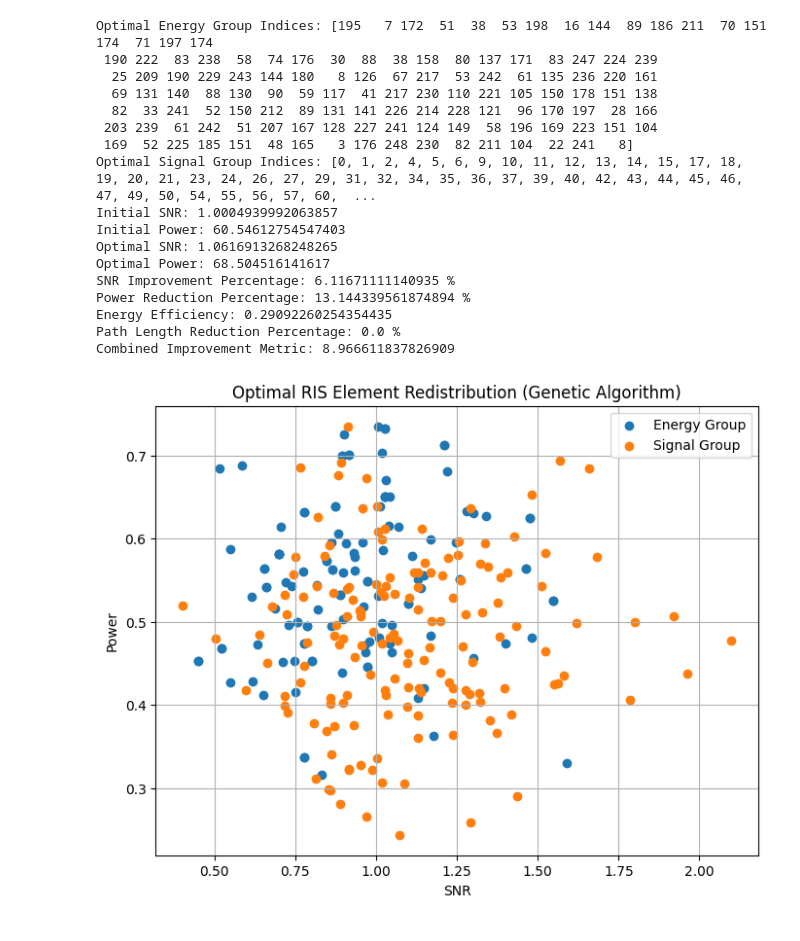
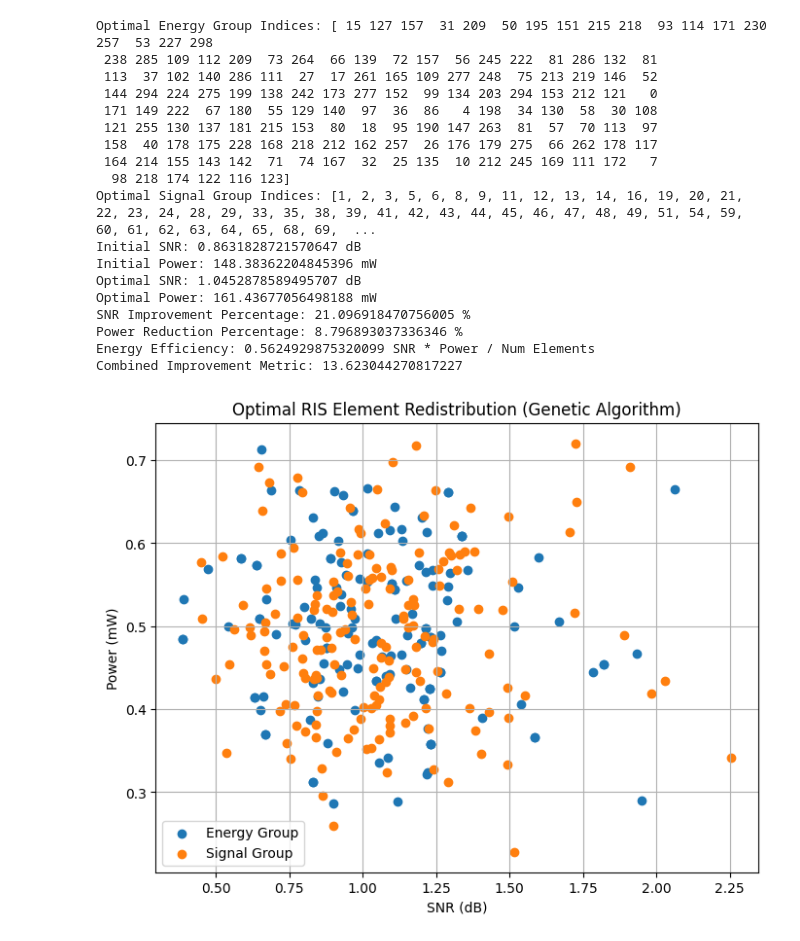
Before and after one commit to AdityaPote/UAV-RIS-Optimization, a Jupyter notebook: Trial runs/C.ipynb, the cells around one changed output. Cells and saved outputs as stored; diff of their text form; code cells hidden in the pictures.

```diff
--- a/Trial runs/C.ipynb
+++ b/Trial runs/C.ipynb
@@ -4,9 +4,13 @@ import itertools
 import matplotlib.pyplot as plt
 
 # Generate simulated data for RIS elements' characteristics (channel conditions, energy levels, signal reception)
-num_elements = 250
+num_elements = 300
 
-elements = np.random.normal(0.5, 0.1, (num_elements, 3))
+elements = np.random.normal(0.5, 0.1, (num_elements, 4))
+
+# Define channel gain and Rayleigh fading parameters
+path_loss_exponent = 2.0
+noise_power = 0.01
 
 # Genetic Algorithm for optimal redistribution using random initialization
 population_size = 100
@@ -20,9 +24,22 @@ best_energy_indices = None
 best_signal_indices = None
 
 def calculate_snr_power(energy_indices, signal_indices):
-    snr = np.sum(elements[signal_indices, 0]) / np.sum(elements[signal_indices, 2])
-    power = np.sum(elements[energy_indices, 1])
+    energy_power = np.sum(elements[energy_indices, 1])  # Total energy power
+    signal_power = np.sum(elements[signal_indices, 1])  # Total signal power
+
+    energy_distance = np.sum(elements[energy_indices, 2])  # Sum of distances for energy elements
+    signal_distance = np.sum(elements[signal_indices, 2])  # Sum of distances for signal elements
+
+    # Calculate SNR considering Friis free space model
+    snr = (signal_power / signal_distance**2) / (energy_power / energy_distance**2)
+
+    # Introduce Rayleigh fading effect
+    snr *= np.random.rayleigh()
+
+    power = energy_power + signal_power  # Total power
     return snr, power
+
+
 
 def evaluate_fitness(energy_indices, signal_indices):
     snr, power = calculate_snr_power(energy_indices, signal_indices)
@@ -61,60 +78,59 @@ def genetic_algorithm():
     return best_energy_indices, best_signal_indices, best_snr, best_power
 
 # Run the Genetic Algorithm
 best_energy_indices, best_signal_indices, best_snr, best_power = genetic_algorithm()
 
 # Calculate initial SNR and power
 initial_snr, initial_power = calculate_snr_power(range(num_elements // 2), range(num_elements // 2, num_elements))
 
 # Calculate efficiency metrics
 snr_improvement_percentage = (abs(best_snr - initial_snr) / initial_snr) * 100
 power_reduction_percentage = (abs(initial_power - best_power) / initial_power) * 100
 energy_efficiency = (best_snr * best_power) / num_elements
-path_length_reduction_percentage = ((len(best_energy_indices) - num_elements // 2) / (num_elements // 2)) * 100
 combined_improvement_metric = ((snr_improvement_percentage * power_reduction_percentage) ** 0.5)
 
 # Print optimal groupings and their characteristics
 print("Optimal Energy Group Indices:", best_energy_indices)
 print("Optimal Signal Group Indices:", best_signal_indices)
-print("Initial SNR:", initial_snr)
-print("Initial Power:", initial_power)
-print("Optimal SNR:", best_snr)
-print("Optimal Power:", best_power)
+print("Initial SNR:", initial_snr, "dB")
+print("Initial Power:", initial_power, "mW")
+print("Optimal SNR:", best_snr, "dB")
+print("Optimal Power:", best_power, "mW")
 print("SNR Improvement Percentage:", snr_improvement_percentage, "%")
 print("Power Reduction Percentage:", power_reduction_percentage, "%")
-print("Energy Efficiency:", energy_efficiency)
-print("Path Length Reduction Percentage:", path_length_reduction_percentage, "%")
+print("Energy Efficiency:", energy_efficiency, "SNR * Power / Num Elements")
 print("Combined Improvement Metric:", combined_improvement_metric)
 
 # Visualize the efficiency
 plt.figure(figsize=(8, 6))
 plt.scatter(elements[best_energy_indices, 0] / elements[best_energy_indices, 2], elements[best_energy_indices, 1], label='Energy Group')
 plt.scatter(elements[best_signal_indices, 0] / elements[best_signal_indices, 2], elements[best_signal_indices, 1], label='Signal Group')
-plt.xlabel('SNR')
-plt.ylabel('Power')
+plt.xlabel('SNR (dB)')
+plt.ylabel('Power (mW)')
 plt.title('Optimal RIS Element Redistribution (Genetic Algorithm)')
 plt.legend()
 plt.grid(True)
 plt.show()
 # %% [output]
-Optimal Energy Group Indices: [195   7 172  51  38  53 198  16 144  89 186 211  70 151 174  71 197 174
- 190 222  83 238  58  74 176  30  88  38 158  80 137 171  83 247 224 239
-  25 209 190 229 243 144 180   8 126  67 217  53 242  61 135 236 220 161
-  69 131 140  88 130  90  59 117  41 217 230 110 221 105 150 178 151 138
-  82  33 241  52 150 212  89 131 141 226 214 228 121  96 170 197  28 166
- 203 239  61 242  51 207 167 128 227 241 124 149  58 196 169 223 151 104
- 169  52 225 185 151  48 165   3 176 248 230  82 211 104  22 241   8]
-Optimal Signal Group Indices: [0, 1, 2, 4, 5, 6, 9, 10, 11, 12, 13, 14, 15, 17, 18, 19, 20, 21, 23, 24, 26, 27, 29, 31, 32, 34, 35, 36, 37, 39, 40, 42, 43, 44, 45, 46, 47, 49, 50, 54, 55, 56, 57, 60,  ...
-Initial SNR: 1.0004939992063857
-Initial Power: 60.54612754547403
-Optimal SNR: 1.0616913268248265
-Optimal Power: 68.504516141617
-SNR Improvement Percentage: 6.11671111140935 %
-Power Reduction Percentage: 13.144339561874894 %
-Energy Efficiency: 0.29092260254354435
-Path Length Reduction Percentage: 0.0 %
-Combined Improvement Metric: 8.966611837826909
+Optimal Energy Group Indices: [ 15 127 157  31 209  50 195 151 215 218  93 114 171 230 257  53 227 298
+ 238 285 109 112 209  73 264  66 139  72 157  56 245 222  81 286 132  81
+ 113  37 102 140 286 111  27  17 261 165 109 277 248  75 213 219 146  52
+ 144 294 224 275 199 138 242 173 277 152  99 134 203 294 153 212 121   0
+ 171 149 222  67 180  55 129 140  97  36  86   4 198  34 130  58  30 108
+ 121 255 130 137 181 215 153  80  18  95 190 147 263  81  57  70 113  97
+ 158  40 178 175 228 168 218 212 162 257  26 176 179 275  66 262 178 117
+ 164 214 155 143 142  71  74 167  32  25 135  10 212 245 169 111 172   7
+  98 218 174 122 116 123]
+Optimal Signal Group Indices: [1, 2, 3, 5, 6, 8, 9, 11, 12, 13, 14, 16, 19, 20, 21, 22, 23, 24, 28, 29, 33, 35, 38, 39, 41, 42, 43, 44, 45, 46, 47, 48, 49, 51, 54, 59, 60, 61, 62, 63, 64, 65, 68, 69,  ...
+Initial SNR: 0.8631828721570647 dB
+Initial Power: 148.38362204845396 mW
+Optimal SNR: 1.0452878589495707 dB
+Optimal Power: 161.43677056498188 mW
+SNR Improvement Percentage: 21.096918470756005 %
+Power Reduction Percentage: 8.796893037336346 %
+Energy Efficiency: 0.5624929875320099 SNR * Power / Num Elements
+Combined Improvement Metric: 13.623044270817227
-[figure, old version]
+[figure, new version]
 # %%
 # import numpy as np
 # import matplotlib.pyplot as plt
```
Also changed, not shown: parts of 7 cells of this notebook.
